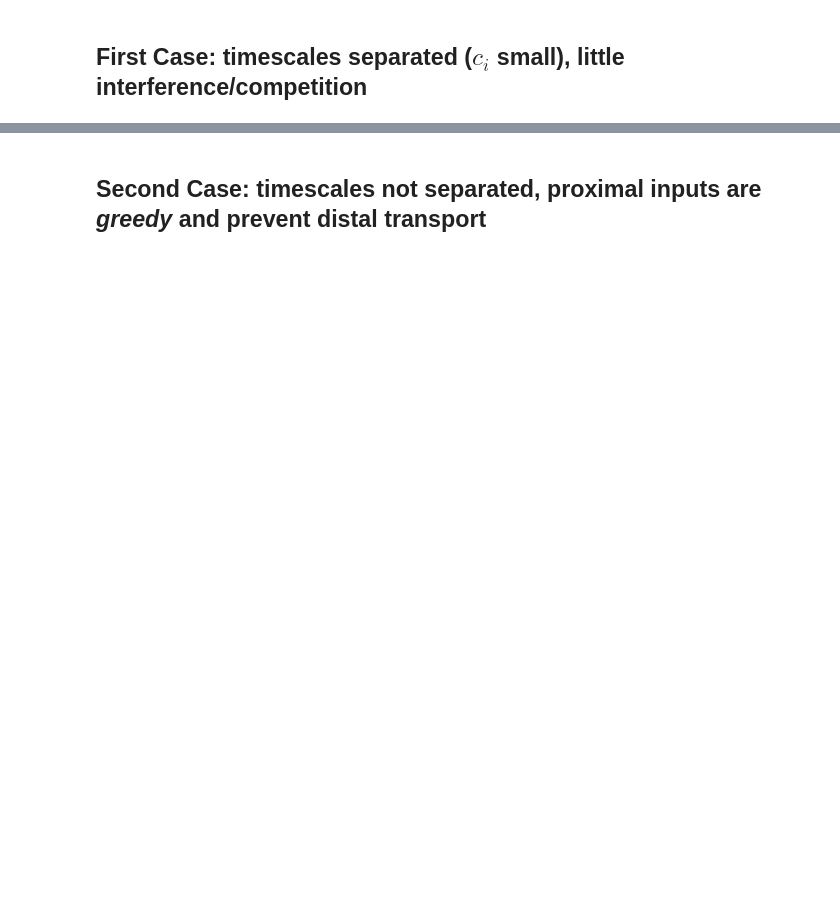
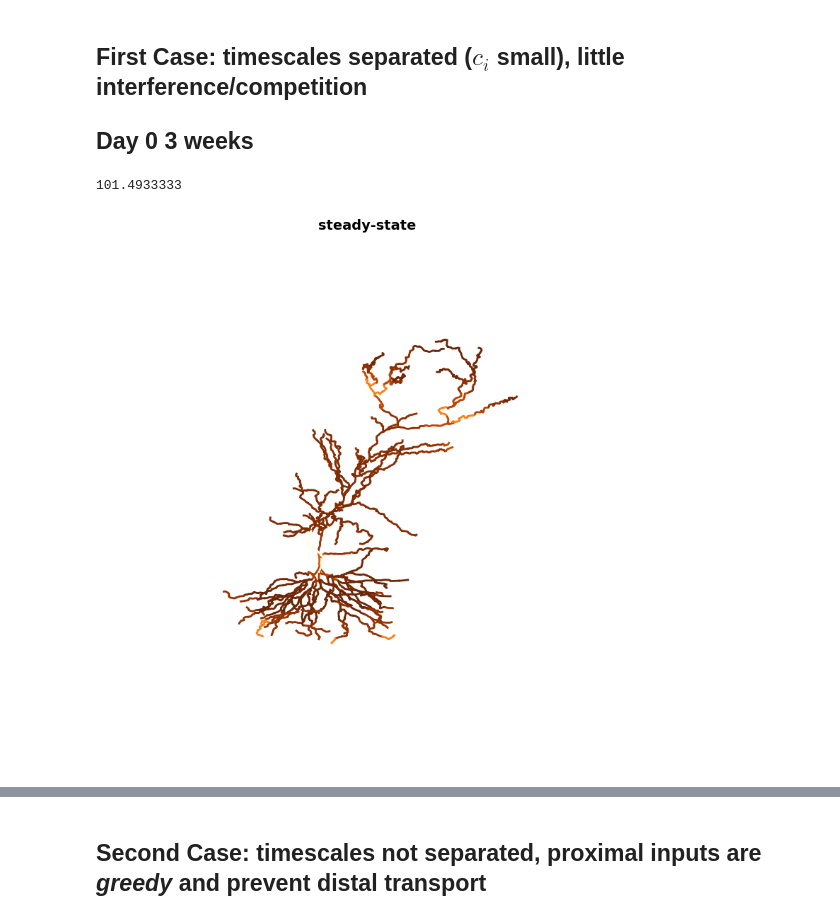
Before and after one commit to lptolik/Williams-etal-Synaptic-Transport, a Jupyter notebook: mine/myDemand.ipynb, the cells around one changed output, grey strips where cells are left out. Cells and saved outputs as stored; diff of their text form; code cells hidden in the pictures; blank space fills up the shorter version.

```diff
--- a/mine/myDemand.ipynb
+++ b/mine/myDemand.ipynb
@@ -415,13 +463,0 @@ snap_ss('apic',clim=[0,2],cmap=plt.cm.YlOrBr)
-# %%
-#['soma', 'dend_5', 'apic', 'dend', 'axon']
-ddd=[]
-u1=np.zeros(2*n)
-for i in range(n):
-    if 'dend' == tps[i]:
-        u1[i+n] = 2
-        u1[i]= 1
-        ddd.append(dts[i])
-
-utrace = [u1,u1]
-utrace = np.array(utrace).T
-snap_ss('dend',clim=[0,2],cmap=plt.cm.YlOrBr)
@@ -430,11 +463,0 @@ snap_ss('dend',clim=[0,2],cmap=plt.cm.YlOrBr)
-# %%
-#['soma', 'dend_5', 'apic', 'dend', 'axon']
-u1=np.zeros(2*n)
-for i in range(n):
-    if 'axon' == tps[i]:
-        u1[i+n] = 2
-        u1[i]=1
-
-utrace = [u1,u1]
-utrace = np.array(utrace).T
-snap_ss('axon',clim=[0,2],cmap=plt.cm.YlOrBr)
@@ -447,12 +467,20 @@ import time
 # %% [markdown]
 First Case: timescales separated ($c_i$ small), little interference/competition
 -----
+Day 0 3 weeks
+----
 # %%
-# Distal inputs alone
+cname='D0W3'
 utarg = np.ones(len(seg_list))
-utarg[260:393] *= 10
-utarg[393:] *= 0.1 # no trafficking to basal dend
+for i in range(expD.shape[0]):
+    abb = expD['Abbreviation'][i]
+    sidx= segIdx[abb]
+    utarg[sidx] *= expD[f"{cname}_MEAN"][i]
 u1 = np.concatenate((utarg,utarg))
 utrace = [u1,u1]
 utrace = np.array(utrace).T
-snap_ss('1a_target',clim=[0,10],cmap=plt.cm.YlOrBr)
+snap_ss(f"case1_{cname}_target",clim=[0,max(utarg)],cmap=plt.cm.YlOrBr)
+max(utarg)
+# %% [output]
+101.4933333
+[figure, added]
```
Also changed, not shown: parts of 97 cells of this notebook.
